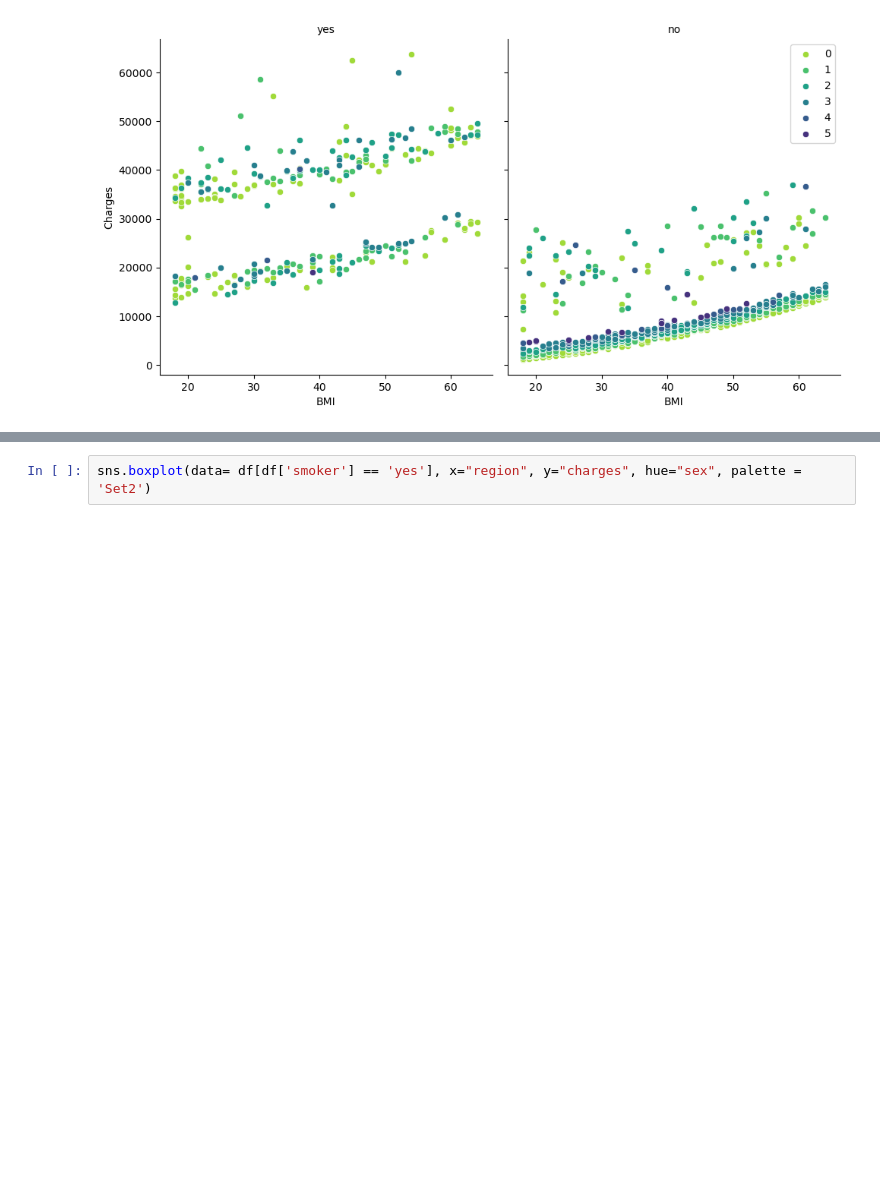
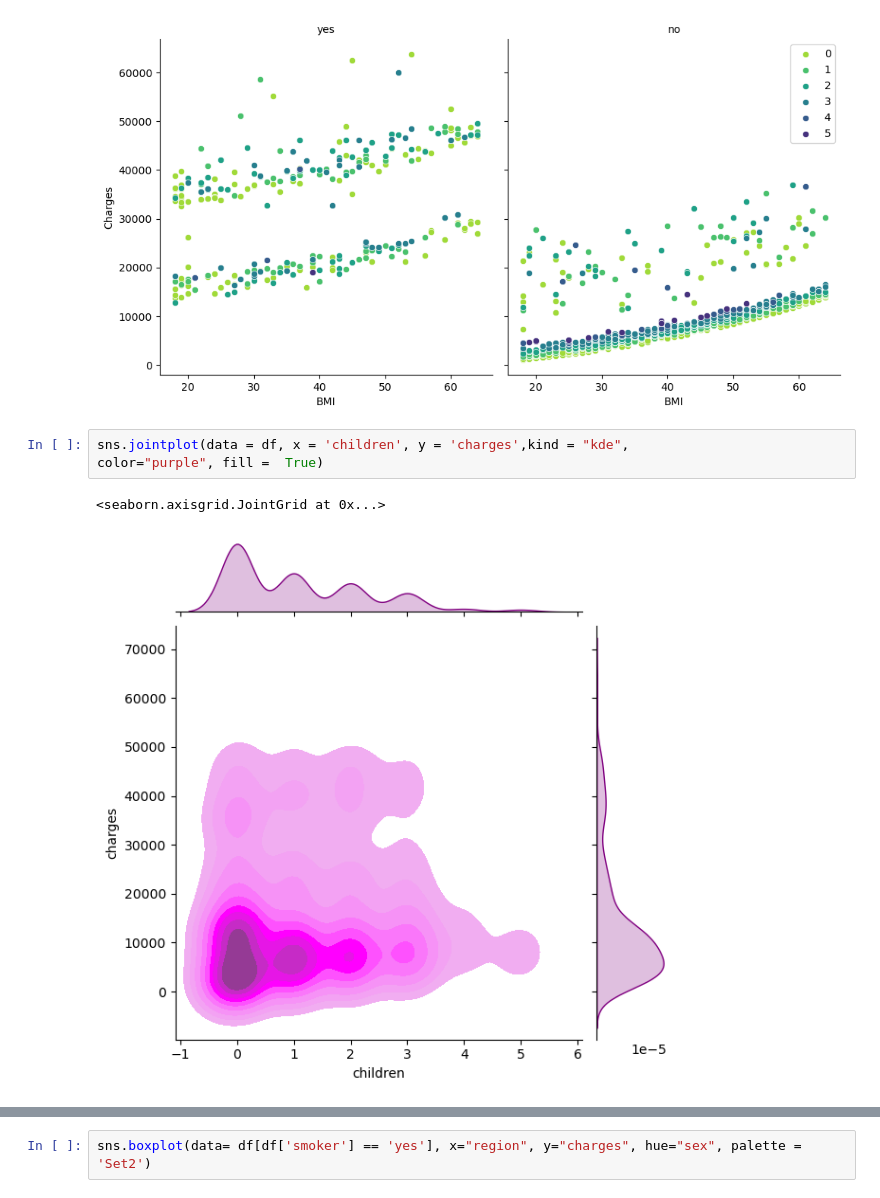
Before and after one commit to ShubhamMisar-12/MedicalCostPrediction, a Jupyter notebook: medical-cost-prediction-1.ipynb, the cells around one changed output, grey strips where cells are left out. Saved outputs shown, nothing was run; the diff lists cells and outputs as text; blank space fills up the shorter version.

```diff
--- a/medical-cost-prediction-1.ipynb
+++ b/medical-cost-prediction-1.ipynb
@@ -162,3 +146,9 @@ plt.subplots_adjust(top=1)
 plt.show()
 # %% [output]
 [figure]
+# %%
+sns.jointplot(data = df, x = 'children', y = 'charges',kind = "kde",
+color="purple", fill =  True)
+# %% [output]
+<seaborn.axisgrid.JointGrid at 0x...>
+[figure, added]
```
Also changed, not shown: parts of 6 cells of this notebook.
